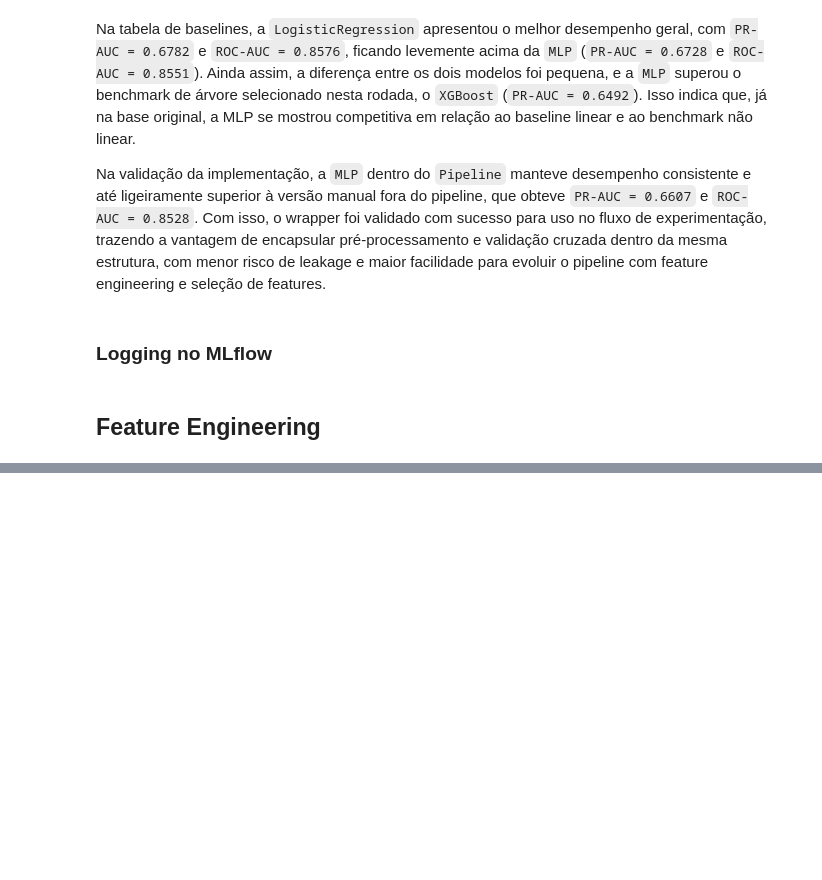
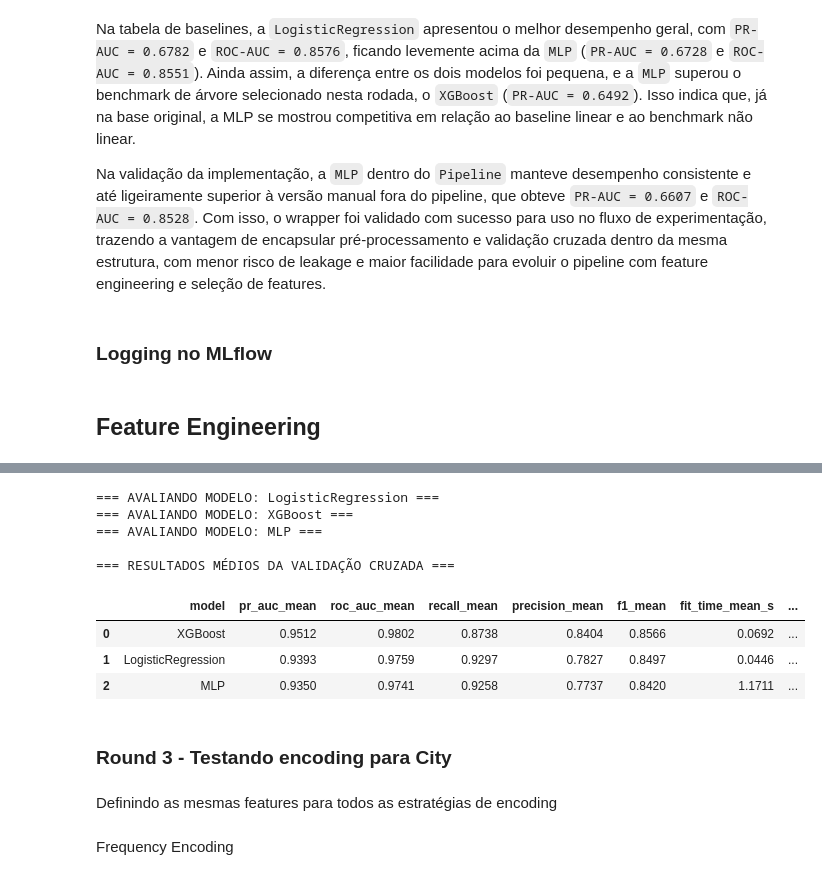
Before and after one commit to devjaynemorais/mle-f1-tech-challenge, a Jupyter notebook: notebooks/02_experimentation.ipynb, the cells around one changed output, grey strips where cells are left out. Saved outputs shown, nothing was run; the diff lists cells and outputs as text; code cells hidden in the pictures; blank space fills up the shorter version.

```diff
--- a/notebooks/02_experimentation.ipynb
+++ b/notebooks/02_experimentation.ipynb
@@ -530,0 +815,54 @@ Adicionar poder preditivo aos modelos de forma controlada
+# %%
+metrics = ["pr_auc", "roc_auc", "recall", "precision", "f1"]
+rows = []
+fold_results = {}
+
+for model_name, estimator in models.items():
+    print(f"=== AVALIANDO MODELO: {model_name} ===")
+
+    cv_res = cross_validate(
+        estimator=estimator,
+        X=X_train_val,
+        y=y_train_val,
+        cv=cv,
+        scoring=scoring,
+        n_jobs=1,
+        return_train_score=False,
+    )
+
+    fold_results[model_name] = pd.DataFrame({
+        "fold": np.arange(1, len(cv_res["fit_time"]) + 1),
+        **{metric: cv_res[f"test_{metric}"] for metric in metrics},
+        "fit_time_s": cv_res["fit_time"],
+        "score_time_s": cv_res["score_time"],
+    })
+
+    rows.append({
+        "model": model_name,
+        **{f"{metric}_mean": cv_res[f"test_{metric}"].mean() for metric in metrics},
+        "fit_time_mean_s": cv_res["fit_time"].mean(),
+        "score_time_mean_s": cv_res["score_time"].mean(),
+    })
+
+results_cv = (
+    pd.DataFrame(rows)
+    .sort_values("pr_auc_mean", ascending=False)
+    .reset_index(drop=True)
+)
+
+print("\n=== RESULTADOS MÉDIOS DA VALIDAÇÃO CRUZADA ===")
+display(results_cv.round(4))
+# %% [output]
+=== AVALIANDO MODELO: LogisticRegression ===
+=== AVALIANDO MODELO: XGBoost ===
+=== AVALIANDO MODELO: MLP ===
+
+=== RESULTADOS MÉDIOS DA VALIDAÇÃO CRUZADA ===
+|  | model | pr_auc_mean | roc_auc_mean | recall_mean | precision_mean | f1_mean | fit_time_mean_s | ... |
+| 0 | XGBoost | 0.9512 | 0.9802 | 0.8738 | 0.8404 | 0.8566 | 0.0692 | ... |
+| 1 | LogisticRegression | 0.9393 | 0.9759 | 0.9297 | 0.7827 | 0.8497 | 0.0446 | ... |
+| 2 | MLP | 0.9350 | 0.9741 | 0.9258 | 0.7737 | 0.8420 | 1.1711 | ... |
+# %% [markdown]
+### Round 3 - Testando encoding para City
+# %% [markdown]
+Definindo as mesmas features para todos as estratégias de encoding
@@ -530,0 +884,2 @@ Adicionar poder preditivo aos modelos de forma controlada
+# %% [markdown]
+Frequency Encoding
```
Also changed, not shown: parts of 44 cells of this notebook, 15 other files.
